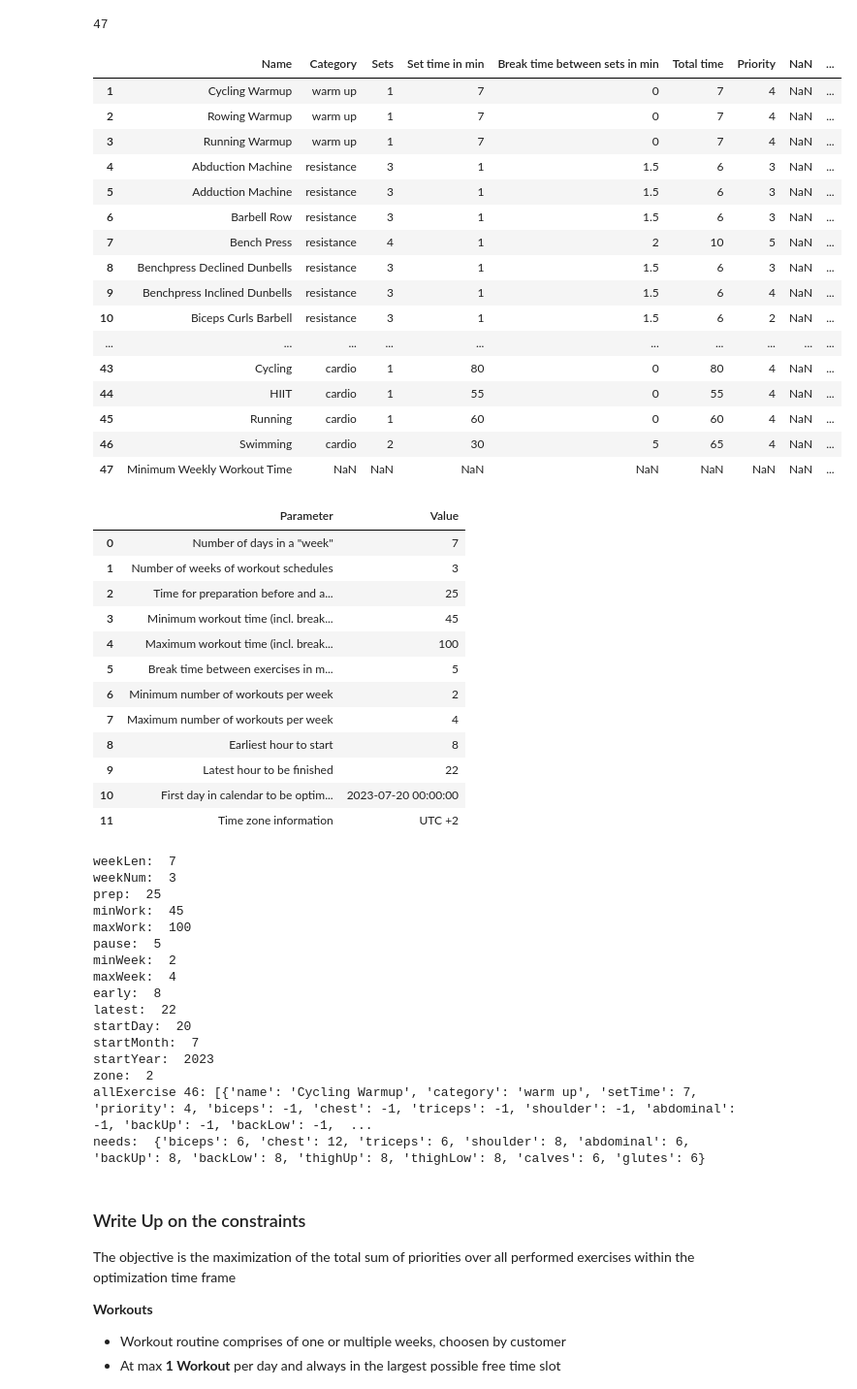
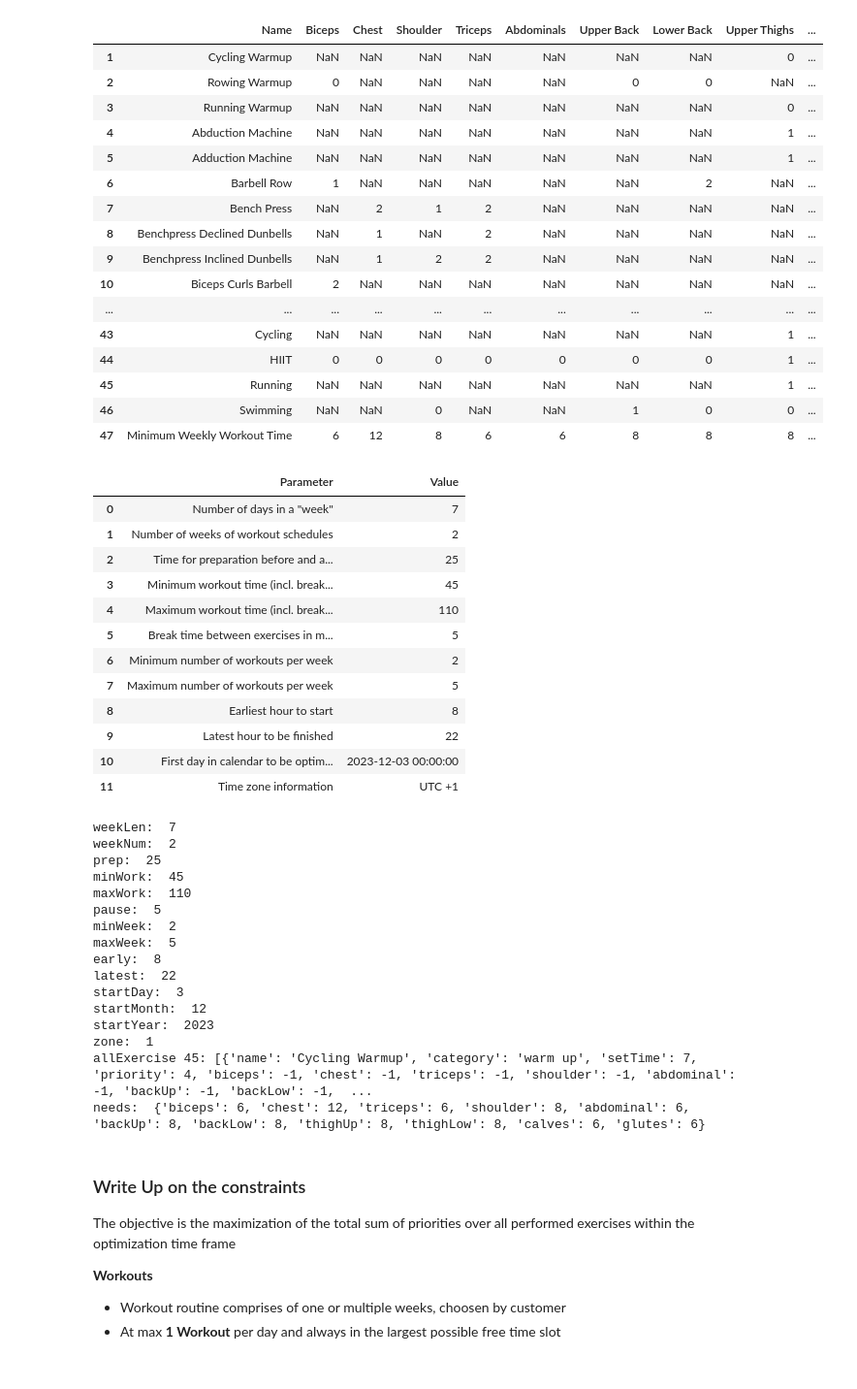
Before and after one commit to v4nderstruck/OR, a Jupyter notebook: src/POM/T3/solve.ipynb, the cells around one changed output. Shown: that part at 97% size. Cells and saved outputs as stored; diff of their text form; code cells hidden in the pictures.

```diff
--- a/src/POM/T3/solve.ipynb
+++ b/src/POM/T3/solve.ipynb
@@ -1,57 +1,56 @@
 # %%
 import pandas as pd
 import numpy as np
 from IPython.display import display, HTML
 df = pd.read_excel("ex1.xlsx", sheet_name="exercises")
 df.columns = df.iloc[0] # load first row as column names
 df = df.drop(df.index[0]) # drop first row
 
 # magic row: minimum training time for each exercise
 last_row = df.iloc[-1]
 assert last_row["Name"] == "Minimum Weekly Workout Time"
 df.drop_duplicates(subset="Name", keep="first", inplace=True)
-print(len(df))
-df
+show_me = ["Name", "Biceps","Chest","Shoulder","Triceps","Abdominals", "Upper Back","Lower Back", "Upper Thighs","Lower Thighs", "Calves","Glutes"]
+df[show_me]
 # %% [output]
-47
-|  | Name | Category | Sets | Set time in min | Break time between sets in min | Total time | Priority | NaN | ... |
-| 1 | Cycling Warmup | warm up | 1 | 7 | 0 | 7 | 4 | NaN | ... |
-| 2 | Rowing Warmup | warm up | 1 | 7 | 0 | 7 | 4 | NaN | ... |
-| 3 | Running Warmup | warm up | 1 | 7 | 0 | 7 | 4 | NaN | ... |
-| 4 | Abduction Machine | resistance | 3 | 1 | 1.5 | 6 | 3 | NaN | ... |
-| 5 | Adduction Machine | resistance | 3 | 1 | 1.5 | 6 | 3 | NaN | ... |
-| 6 | Barbell Row | resistance | 3 | 1 | 1.5 | 6 | 3 | NaN | ... |
-| 7 | Bench Press | resistance | 4 | 1 | 2 | 10 | 5 | NaN | ... |
-| 8 | Benchpress Declined Dunbells | resistance | 3 | 1 | 1.5 | 6 | 3 | NaN | ... |
-| 9 | Benchpress Inclined Dunbells | resistance | 3 | 1 | 1.5 | 6 | 4 | NaN | ... |
-| 10 | Biceps Curls Barbell | resistance | 3 | 1 | 1.5 | 6 | 2 | NaN | ... |
-| ... | ... | ... | ... | ... | ... | ... | ... | ... | ... |
-| 43 | Cycling | cardio | 1 | 80 | 0 | 80 | 4 | NaN | ... |
-| 44 | HIIT | cardio | 1 | 55 | 0 | 55 | 4 | NaN | ... |
-| 45 | Running | cardio | 1 | 60 | 0 | 60 | 4 | NaN | ... |
-| 46 | Swimming | cardio | 2 | 30 | 5 | 65 | 4 | NaN | ... |
-| 47 | Minimum Weekly Workout Time | NaN | NaN | NaN | NaN | NaN | NaN | NaN | ... |
+|  | Name | Biceps | Chest | Shoulder | Triceps | Abdominals | Upper Back | Lower Back | Upper Thighs | ... |
+| 1 | Cycling Warmup | NaN | NaN | NaN | NaN | NaN | NaN | NaN | 0 | ... |
+| 2 | Rowing Warmup | 0 | NaN | NaN | NaN | NaN | 0 | 0 | NaN | ... |
+| 3 | Running Warmup | NaN | NaN | NaN | NaN | NaN | NaN | NaN | 0 | ... |
+| 4 | Abduction Machine | NaN | NaN | NaN | NaN | NaN | NaN | NaN | 1 | ... |
+| 5 | Adduction Machine | NaN | NaN | NaN | NaN | NaN | NaN | NaN | 1 | ... |
+| 6 | Barbell Row | 1 | NaN | NaN | NaN | NaN | NaN | 2 | NaN | ... |
+| 7 | Bench Press | NaN | 2 | 1 | 2 | NaN | NaN | NaN | NaN | ... |
+| 8 | Benchpress Declined Dunbells | NaN | 1 | NaN | 2 | NaN | NaN | NaN | NaN | ... |
+| 9 | Benchpress Inclined Dunbells | NaN | 1 | 2 | 2 | NaN | NaN | NaN | NaN | ... |
+| 10 | Biceps Curls Barbell | 2 | NaN | NaN | NaN | NaN | NaN | NaN | NaN | ... |
+| ... | ... | ... | ... | ... | ... | ... | ... | ... | ... | ... |
+| 43 | Cycling | NaN | NaN | NaN | NaN | NaN | NaN | NaN | 1 | ... |
+| 44 | HIIT | 0 | 0 | 0 | 0 | 0 | 0 | 0 | 1 | ... |
+| 45 | Running | NaN | NaN | NaN | NaN | NaN | NaN | NaN | 1 | ... |
+| 46 | Swimming | NaN | NaN | 0 | NaN | NaN | 1 | 0 | 0 | ... |
+| 47 | Minimum Weekly Workout Time | 6 | 12 | 8 | 6 | 6 | 8 | 8 | 8 | ... |
 # %%
-df = pd.read_excel("ex1.xlsx", sheet_name="info")
+df = pd.read_excel("ex2.xlsx", sheet_name="info")
 df
 # %% [output]
 |  | Parameter | Value |
 | 0 | Number of days in a "week" | 7 |
-| 1 | Number of weeks of workout schedules | 3 |
+| 1 | Number of weeks of workout schedules | 2 |
 | 2 | Time for preparation before and a... | 25 |
 | 3 | Minimum workout time (incl. break... | 45 |
-| 4 | Maximum workout time (incl. break... | 100 |
+| 4 | Maximum workout time (incl. break... | 110 |
 | 5 | Break time between exercises in m... | 5 |
 | 6 | Minimum number of workouts per week | 2 |
-| 7 | Maximum number of workouts per week | 4 |
+| 7 | Maximum number of workouts per week | 5 |
 | 8 | Earliest hour to start | 8 |
 | 9 | Latest hour to be finished | 22 |
-| 10 | First day in calendar to be optim... | 2023-07-20 00:00:00 |
-| 11 | Time zone information | UTC +2 |
+| 10 | First day in calendar to be optim... | 2023-12-03 00:00:00 |
+| 11 | Time zone information | UTC +1 |
 # %%
 import test
 
-weekLen, weekNum, prep, minWork, maxWork, pause, minWeek, maxWeek, early, latest, startDay, startMonth, startYear, zone, allExercise, needs = test.prepare_input("ex1.xlsx")
+weekLen, weekNum, prep, minWork, maxWork, pause, minWeek, maxWeek, early, latest, startDay, startMonth, startYear, zone, allExercise, needs = test.prepare_input("ex2.xlsx")
 print("weekLen: ", weekLen)
 print("weekNum: ", weekNum)
 print("prep: ", prep)
@@ -70,20 +69,20 @@ print(f"allExercise {len(allExercise)}: {allExercise}")
 print("needs: ", needs)
 # %% [output]
 weekLen:  7
-weekNum:  3
+weekNum:  2
 prep:  25
 minWork:  45
-maxWork:  100
+maxWork:  110
 pause:  5
 minWeek:  2
-maxWeek:  4
+maxWeek:  5
 early:  8
 latest:  22
-startDay:  20
-startMonth:  7
+startDay:  3
+startMonth:  12
 startYear:  2023
-zone:  2
-allExercise 46: [{'name': 'Cycling Warmup', 'category': 'warm up', 'setTime': 7, 'priority': 4, 'biceps': -1, 'chest': -1, 'triceps': -1, 'shoulder': -1, 'abdominal': -1, 'backUp': -1, 'backLow': -1,  ...
+zone:  1
+allExercise 45: [{'name': 'Cycling Warmup', 'category': 'warm up', 'setTime': 7, 'priority': 4, 'biceps': -1, 'chest': -1, 'triceps': -1, 'shoulder': -1, 'abdominal': -1, 'backUp': -1, 'backLow': -1,  ...
 needs:  {'biceps': 6, 'chest': 12, 'triceps': 6, 'shoulder': 8, 'abdominal': 6, 'backUp': 8, 'backLow': 8, 'thighUp': 8, 'thighLow': 8, 'calves': 6, 'glutes': 6}
 # %% [markdown]
 ### Write Up on the constraints
```
Also changed, not shown: parts of 4 cells of this notebook, 3 other files.
